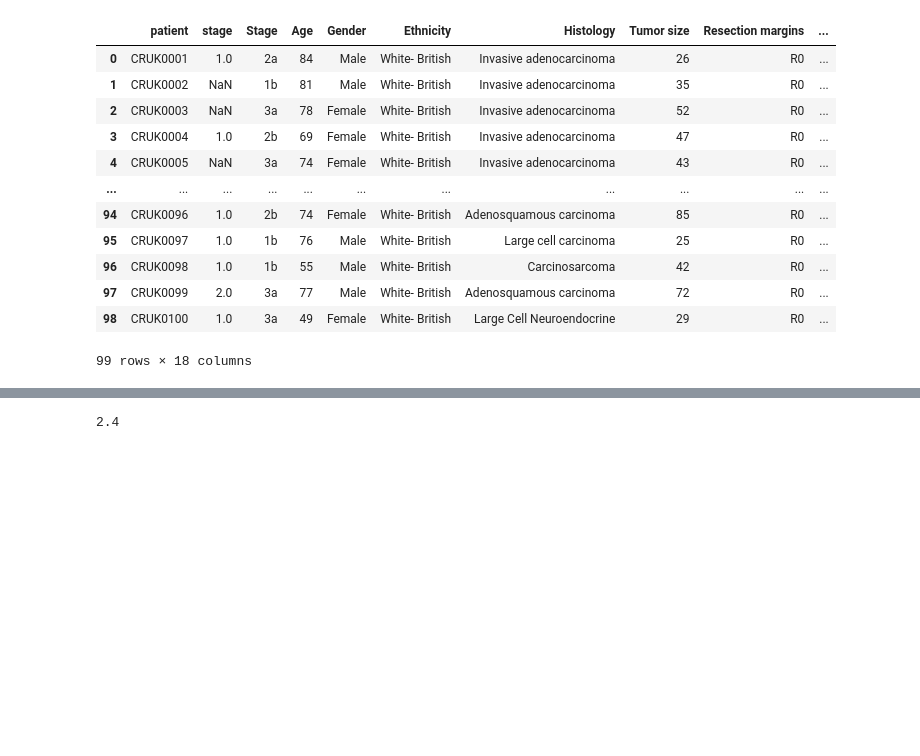
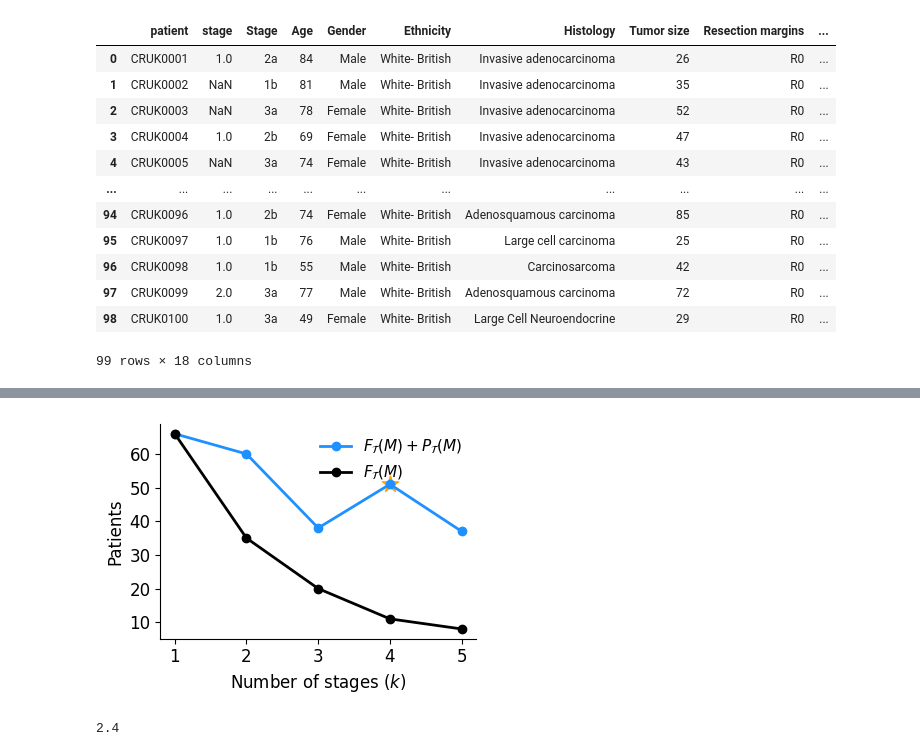
Before and after one commit to sashittal-group/PhyloStage, a Jupyter notebook: notebooks/TRACERx-Results.ipynb, the cells around one changed output, grey strips where cells are left out. Saved outputs shown, nothing was run; the diff lists cells and outputs as text; code cells hidden in the pictures; blank space fills up the shorter version.

```diff
--- a/notebooks/TRACERx-Results.ipynb
+++ b/notebooks/TRACERx-Results.ipynb
@@ -112,3 +112,6 @@ merged_df
 | 97 | CRUK0099 | 2.0 | 3a | 77 | Male | White- British | Adenosquamous carcinoma | 72 | R0 | ... |
 | 98 | CRUK0100 | 1.0 | 3a | 49 | Female | White- British | Large Cell Neuroendocrine | 29 | R0 | ... |
 99 rows × 18 columns
+# %%
+results_df_filt = results_df[(results_df['max_alt_per_pathway'] == 5) & (results_df['min_alt_freq'] == 8)]
+results_df_filt
@@ -115,3 +125,74 @@ merged_df
+# %%
+results_df_filt['total_consistent'] = results_df_filt['num_strictly_consistent_patients'] + results_df_filt['num_partially_consistent_patients']
+# %%
+import matplotlib as mpl
+import matplotlib.pyplot as plt
+
+# mpl.rcParams.update({
+#     "font.family": "serif",
+#     "font.serif": ["Times New Roman", "Times"],
+#     "mathtext.fontset": "stix",
+# })
+
+df = results_df_filt.sort_values("num_stages")
+
+plt.figure(figsize=(4, 3))
+
+# Total consistent (dodgerblue)
+plt.plot(
+    df["num_stages"],
+    df["total_consistent"],
+    marker="o",
+    linewidth=2,
+    markersize=6,
+    color="dodgerblue",
+    label="$F_\mathcal{T}(M) + P_\mathcal{T}(M)$"
+)
+
+# Strictly consistent (black)
+plt.plot(
+    df["num_stages"],
+    df["num_strictly_consistent_patients"],
+    marker="o",
+    linewidth=2,
+    markersize=6,
+    color="black",
+    label="$F_\mathcal{T}(M)$"
+)
+
+# Add star at k=4 for total consistent patients
+k_star = 4
+y_star = df.loc[df["num_stages"] == k_star, "total_consistent"].values[0]
+
+plt.scatter(
+    k_star,        # x-coordinate
+    y_star,        # y-coordinate
+    s=150,         # marker size
+    marker="*",    # star shape
+    color="orange" # color of star
+)
+
+# Axis labels with larger font
+plt.xlabel("Number of stages ($k$)", fontsize=12)
+plt.ylabel("Patients", fontsize=12)
+
+# Tick labels larger
+plt.xticks(fontsize=12)
+plt.yticks(fontsize=12)
+
+# Legend with larger font
+plt.legend(frameon=False, fontsize=11, loc="upper right")
+
+# Minimal axes
+ax = plt.gca()
+ax.spines["top"].set_visible(False)
+ax.spines["right"].set_visible(False)
+
+plt.tight_layout()
+plt.savefig("../outputs/figures/tracerx_consistency_vs_k_lineplot.svg")
+# plt.show()
+# %% [output]
+[figure, added]
 # %%
 import pandas as pd
 import matplotlib.pyplot as plt
```
Also changed, not shown: parts of 1 cell of this notebook, 5 other files.
